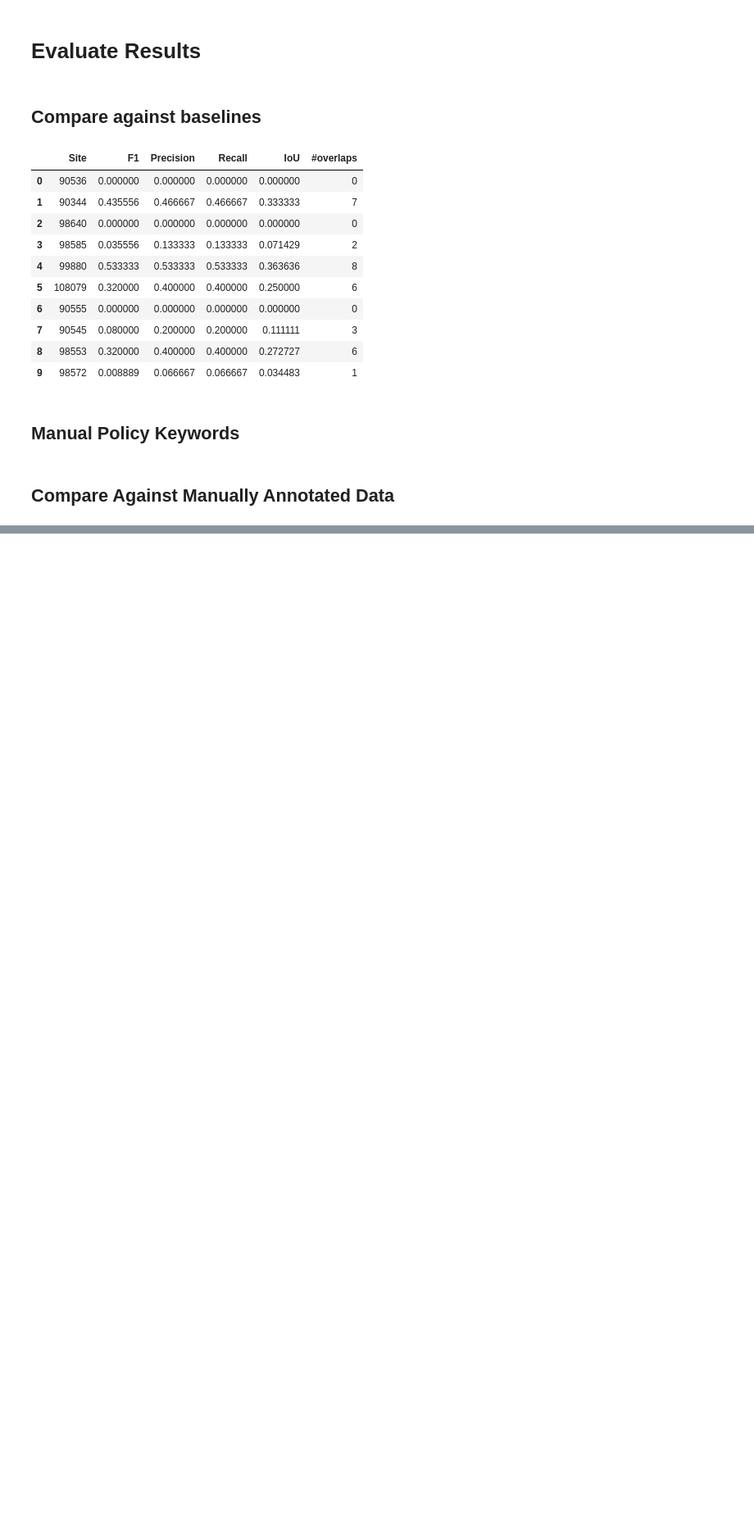
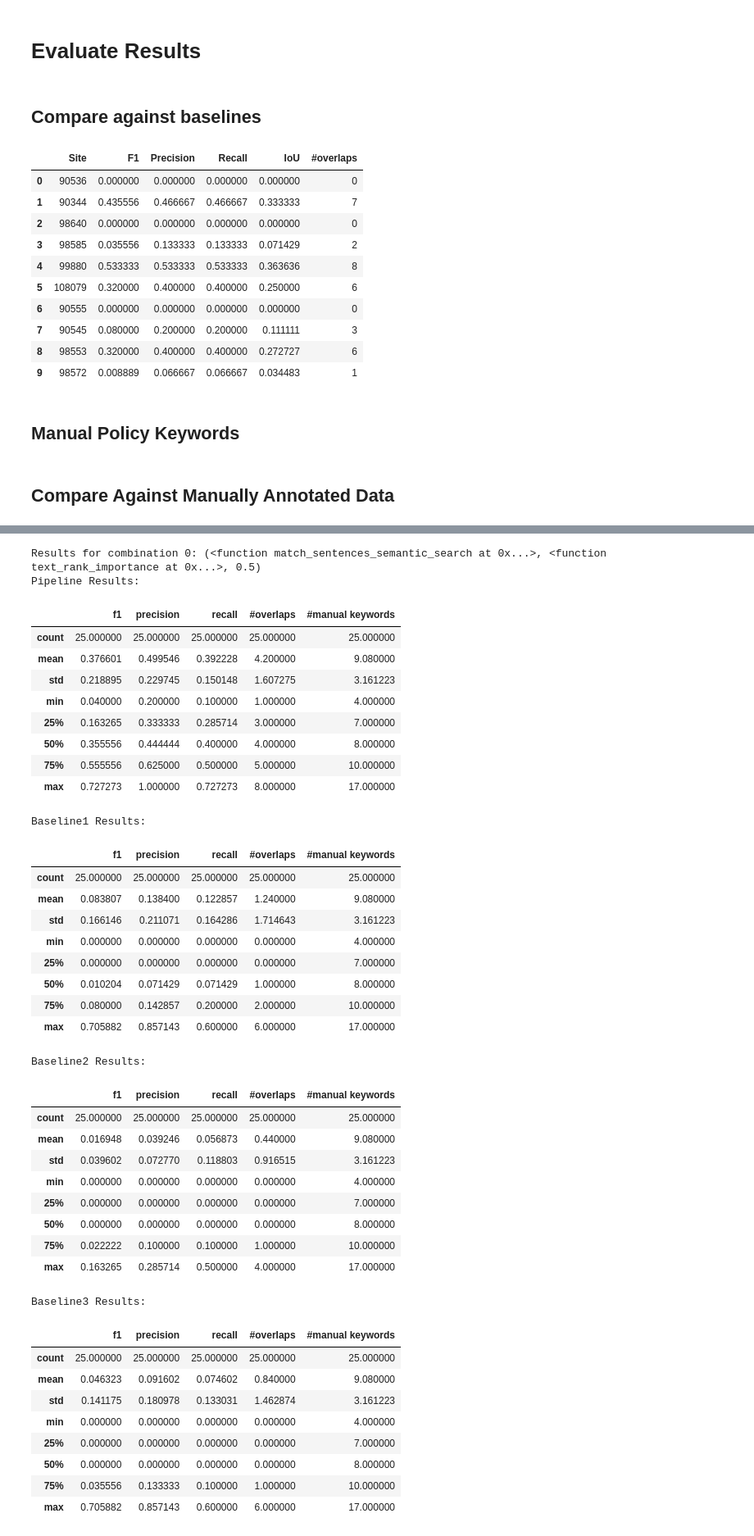
Before and after one commit to LukasEder1/CKE-Evaluation, a Jupyter notebook: CreateKeywordCollections.ipynb, the cells around one changed output, grey strips where cells are left out. Shown: that part at 82% size. Saved outputs shown, nothing was run; the diff lists cells and outputs as text; code cells hidden in the pictures; blank space fills up the shorter version.

Commit message:
added combinations

```diff
--- a/CreateKeywordCollections.ipynb
+++ b/CreateKeywordCollections.ipynb
@@ -215,3 +211,6 @@ len(cartesian_product(parameters))
+# %%
+combinations = cartesian_product(parameters)
+num_of_combinations = len(combinations)
 # %%
 def create_cartesian_collection(params,
                                 sites,
@@ -511,0 +461,19 @@ evaluate_manual(manual, compare="baseline4", typ="standard").drop("site_id", axi
+# %%
+def describe_combinations(combinations, prefix):
+  for i in range(len(combinations)):
+    print(f"Results for combination {i}: {combinations[i]}")
+
+    print("Pipeline Results: ")
+    display(evaluate_manual(manual, compare="pipeline", typ=f"{prefix}_{i}").drop("site_id", axis=1).describe())
+
+    print("Baseline1 Results: ")
+    display(evaluate_manual(manual, compare="baseline1", typ=f"{prefix}_{i}").drop("site_id", axis=1).describe())
+
+    print("Baseline2 Results: ")
+    display(evaluate_manual(manual, compare="baseline2", typ=f"{prefix}_{i}").drop("site_id", axis=1).describe())
+
+    print("Baseline3 Results: ")
+    display(evaluate_manual(manual, compare="baseline3", typ=f"{prefix}_{i}").drop("site_id", axis=1).describe())
+
+    print("Baseline4 Results: ")
+    display(evaluate_manual(manual, compare="baseline4", typ=f"{prefix}_{i}").drop("site_id", axis=1).describe())
@@ -511,0 +482,44 @@ evaluate_manual(manual, compare="baseline4", typ="standard").drop("site_id", axi
+# %%
+describe_combinations(combinations, "combination")
+# %% [output]
+Results for combination 0: (<function match_sentences_semantic_search at 0x...>, <function text_rank_importance at 0x...>, 0.5)
+Pipeline Results:
+|  | f1 | precision | recall | #overlaps | #manual keywords |
+| count | 25.000000 | 25.000000 | 25.000000 | 25.000000 | 25.000000 |
+| mean | 0.376601 | 0.499546 | 0.392228 | 4.200000 | 9.080000 |
+| std | 0.218895 | 0.229745 | 0.150148 | 1.607275 | 3.161223 |
+| min | 0.040000 | 0.200000 | 0.100000 | 1.000000 | 4.000000 |
+| 25% | 0.163265 | 0.333333 | 0.285714 | 3.000000 | 7.000000 |
+| 50% | 0.355556 | 0.444444 | 0.400000 | 4.000000 | 8.000000 |
+| 75% | 0.555556 | 0.625000 | 0.500000 | 5.000000 | 10.000000 |
+| max | 0.727273 | 1.000000 | 0.727273 | 8.000000 | 17.000000 |
+Baseline1 Results:
+|  | f1 | precision | recall | #overlaps | #manual keywords |
+| count | 25.000000 | 25.000000 | 25.000000 | 25.000000 | 25.000000 |
+| mean | 0.083807 | 0.138400 | 0.122857 | 1.240000 | 9.080000 |
+| std | 0.166146 | 0.211071 | 0.164286 | 1.714643 | 3.161223 |
+| min | 0.000000 | 0.000000 | 0.000000 | 0.000000 | 4.000000 |
+| 25% | 0.000000 | 0.000000 | 0.000000 | 0.000000 | 7.000000 |
+| 50% | 0.010204 | 0.071429 | 0.071429 | 1.000000 | 8.000000 |
+| 75% | 0.080000 | 0.142857 | 0.200000 | 2.000000 | 10.000000 |
+| max | 0.705882 | 0.857143 | 0.600000 | 6.000000 | 17.000000 |
+Baseline2 Results:
+|  | f1 | precision | recall | #overlaps | #manual keywords |
+| count | 25.000000 | 25.000000 | 25.000000 | 25.000000 | 25.000000 |
+| mean | 0.016948 | 0.039246 | 0.056873 | 0.440000 | 9.080000 |
+| std | 0.039602 | 0.072770 | 0.118803 | 0.916515 | 3.161223 |
+| min | 0.000000 | 0.000000 | 0.000000 | 0.000000 | 4.000000 |
+| 25% | 0.000000 | 0.000000 | 0.000000 | 0.000000 | 7.000000 |
+| 50% | 0.000000 | 0.000000 | 0.000000 | 0.000000 | 8.000000 |
+| 75% | 0.022222 | 0.100000 | 0.100000 | 1.000000 | 10.000000 |
+| max | 0.163265 | 0.285714 | 0.500000 | 4.000000 | 17.000000 |
+Baseline3 Results:
+|  | f1 | precision | recall | #overlaps | #manual keywords |
+| count | 25.000000 | 25.000000 | 25.000000 | 25.000000 | 25.000000 |
+| mean | 0.046323 | 0.091602 | 0.074602 | 0.840000 | 9.080000 |
+| std | 0.141175 | 0.180978 | 0.133031 | 1.462874 | 3.161223 |
+| min | 0.000000 | 0.000000 | 0.000000 | 0.000000 | 4.000000 |
+| 25% | 0.000000 | 0.000000 | 0.000000 | 0.000000 | 7.000000 |
+| 50% | 0.000000 | 0.000000 | 0.000000 | 0.000000 | 8.000000 |
+| 75% | 0.035556 | 0.133333 | 0.100000 | 1.000000 | 10.000000 |
+| max | 0.705882 | 0.857143 | 0.600000 | 6.000000 | 17.000000 |
```
Also changed, not shown: parts of 10 cells of this notebook.
